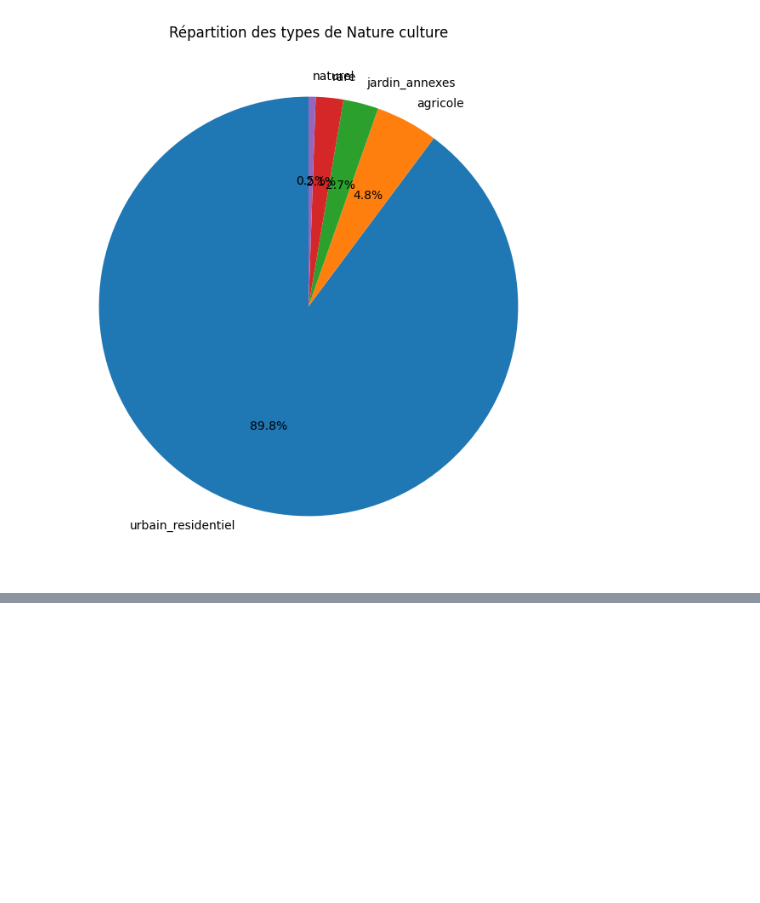
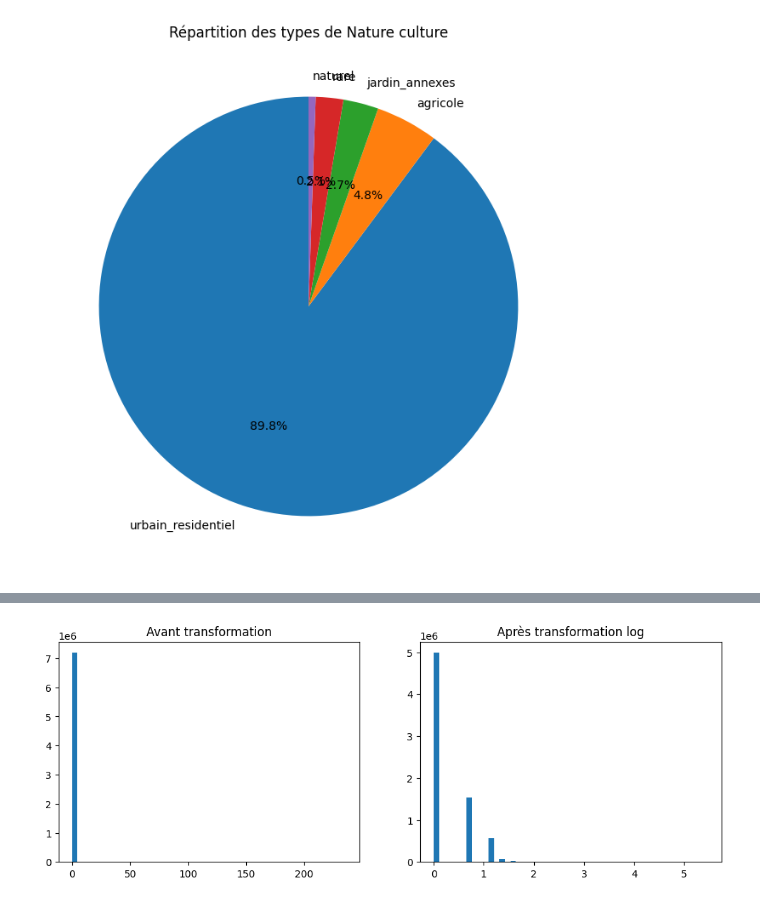
Before and after one commit to DataScientest-Studio/mars26_bds_immo, a Jupyter notebook: notebooks/Carine_Robles/Analyse_C.ipynb, the cells around one changed output, grey strips where cells are left out. Drawn from its saved outputs; the diff is of its cells as text; code cells hidden in the pictures; blank space fills up the shorter version.

```diff
--- a/notebooks/Carine_Robles/Analyse_C.ipynb
+++ b/notebooks/Carine_Robles/Analyse_C.ipynb
@@ -1383,0 +1525,31 @@ plt.show()
+# %%
+# Variable binaire : identification des biens en copropriété
+# 1 = copropriété (au moins 1 lot), 0 = bien simple
+df_clean["is_copropriete"] = (df_clean["Nombre de lots"] > 0).astype(int)
+
+# Variable binaire inverse : identification des biens simples
+# Permet une lecture plus claire du marché immobilier
+df_clean["is_simple_bien"] = (df_clean["Nombre de lots"] == 0).astype(int)
+# %%
+# Catégorisation du nombre de lots en classes métiers
+# Objectif : réduire la dispersion et améliorer l’interprétabilité pour le ML
+
+df_clean["lots_category"] = pd.cut(
+    df_clean["Nombre de lots"],          # variable à segmenter
+    bins=[-1, 0, 1, 2, 3, 5, 10, 100],    # bornes des classes
+    labels=[
+        "0 (simple)",                    # biens sans lots (maisons / biens simples)
+        "1 lot",                         # copropriété très simple
+        "2 lots",                        # petite copropriété
+        "3 lots",                        # copropriété intermédiaire
+        "4-5 lots",                      # copropriété moyenne
+        "6-10 lots",                     # copropriété importante
+        "10+ lots"                       # grandes copropriétés / immeubles
+    ]
+)
+# %%
+import numpy as np
+
+# Transformation logarithmique du nombre de lots
+# Objectif : réduire l’impact des grandes valeurs et stabiliser la distribution
+df_clean["log_nombre_lots"] = np.log1p(df_clean["Nombre de lots"])
@@ -1383,0 +1572,14 @@ plt.show()
+# %%
+fig, axes = plt.subplots(1, 2, figsize=(12, 4))
+
+# Avant
+axes[0].hist(df_clean["Nombre de lots"], bins=50)
+axes[0].set_title("Avant transformation")
+
+# Après log
+axes[1].hist(df_clean["log_nombre_lots"], bins=50)
+axes[1].set_title("Après transformation log")
+
+plt.show()
+# %% [output]
+[figure, added]
```
Also changed, not shown: parts of 179 cells of this notebook.
